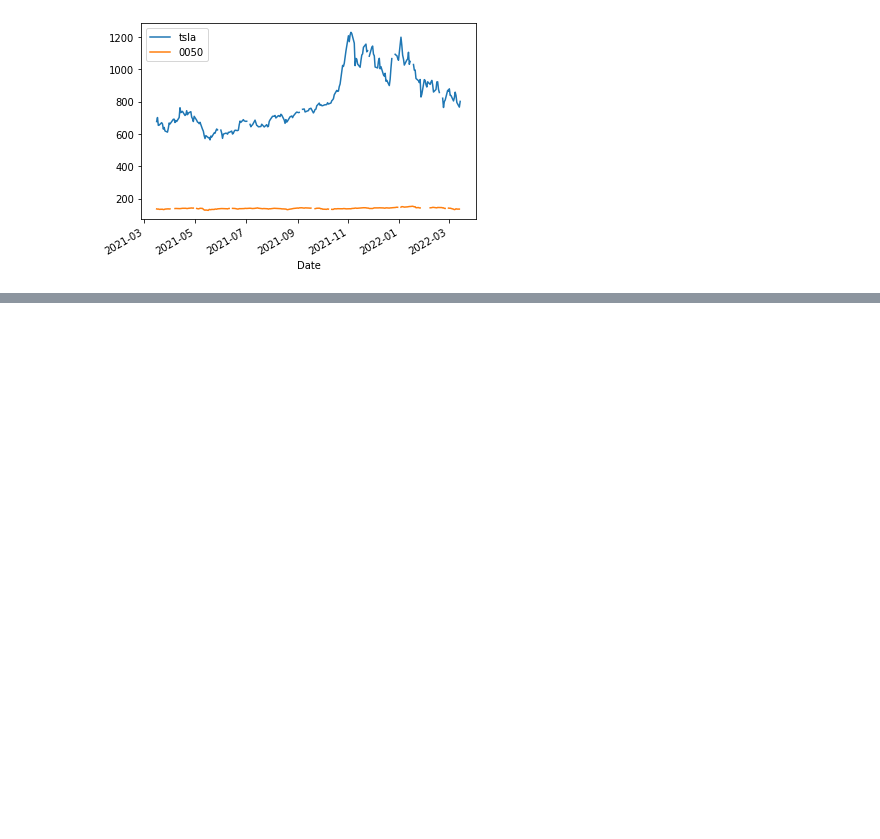
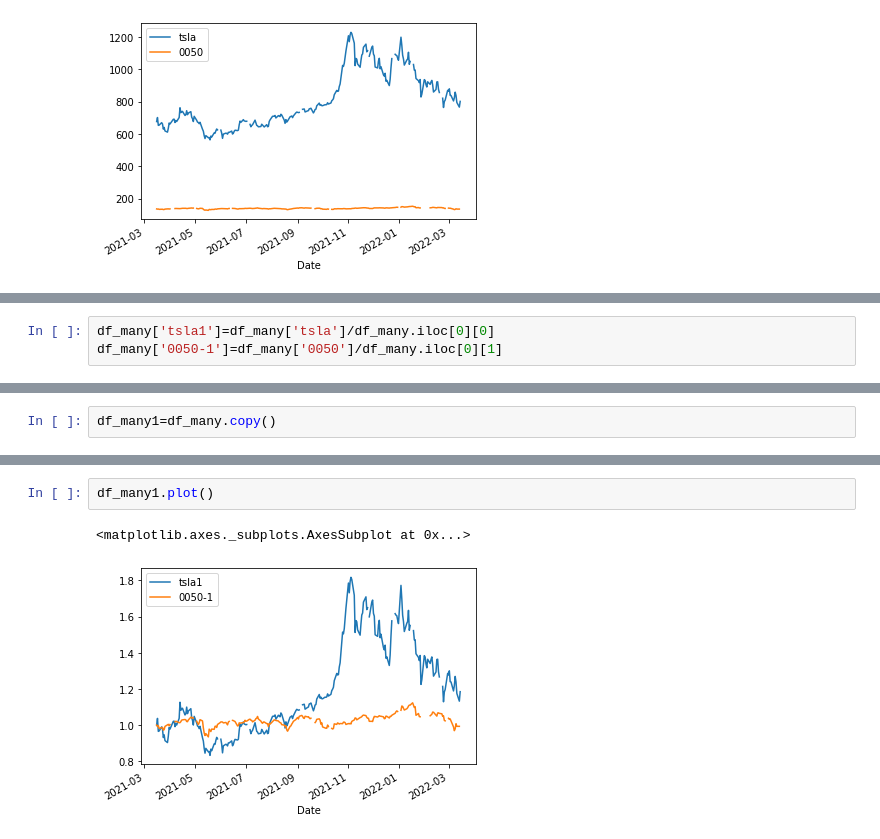
Before and after one commit to tewei0328/teach-visulization, a Jupyter notebook: viz1_datareader_yfinance.ipynb, the cells around one changed output, grey strips where cells are left out. Drawn from its saved outputs; the diff is of its cells as text; blank space fills up the shorter version.

```diff
--- a/viz1_datareader_yfinance.ipynb
+++ b/viz1_datareader_yfinance.ipynb
@@ -110,0 +103,3 @@ df_many.plot()
+# %%
+df_many['tsla1']=df_many['tsla']/df_many.iloc[0][0]
+df_many['0050-1']=df_many['0050']/df_many.iloc[0][1]
@@ -110,0 +116,2 @@ df_many.plot()
+# %%
+df_many1=df_many.copy()
@@ -110,0 +142,5 @@ df_many.plot()
+# %%
+df_many1.plot()
+# %% [output]
+<matplotlib.axes._subplots.AxesSubplot at 0x...>
+[figure, added]
```
Also changed, not shown: parts of 10 cells of this notebook.
